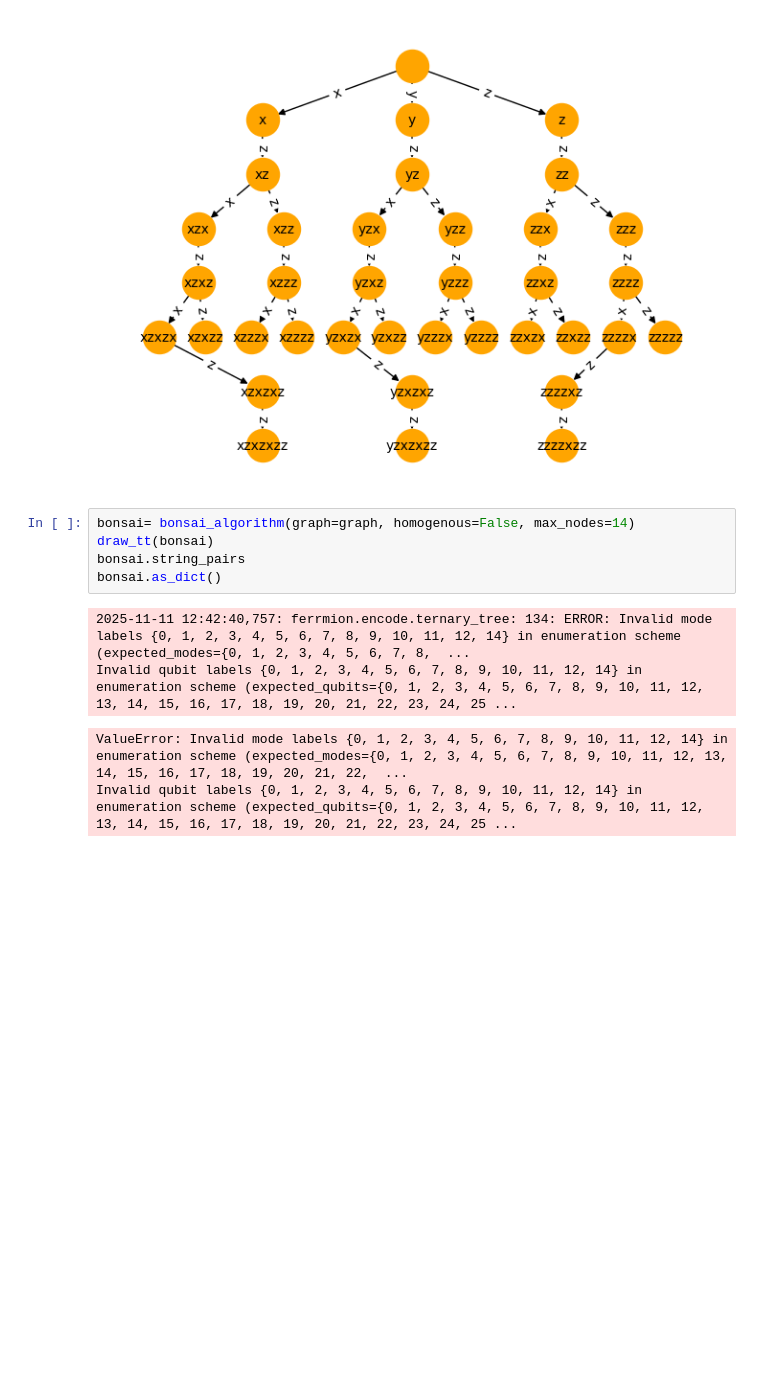
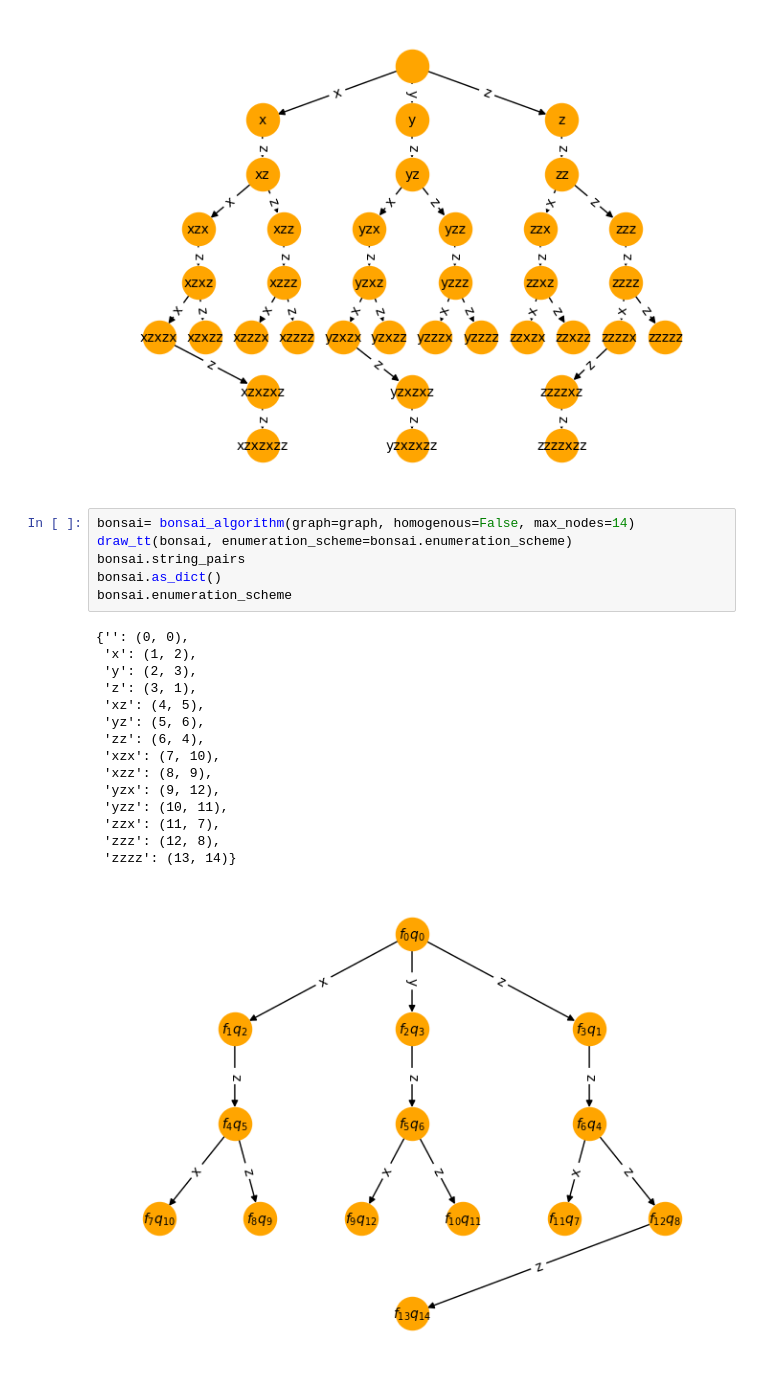
Before and after one commit to UCL-CCS/ferrmion, a Jupyter notebook: docs/source/notebooks/bonsai.ipynb, the cells around one changed output. Cells and saved outputs as stored; diff of their text form; blank space fills up the shorter version.

Commit message:
bonsai for different devices

```diff
--- a/docs/source/notebooks/bonsai.ipynb
+++ b/docs/source/notebooks/bonsai.ipynb
@@ -189,11 +189,23 @@ bonsai.as_dict()
 [figure]
 # %%
 bonsai= bonsai_algorithm(graph=graph, homogenous=False, max_nodes=14)
-draw_tt(bonsai)
+draw_tt(bonsai, enumeration_scheme=bonsai.enumeration_scheme)
 bonsai.string_pairs
 bonsai.as_dict()
+bonsai.enumeration_scheme
 # %% [output]
-2025-11-11 12:42:40,757: ferrmion.encode.ternary_tree: 134: ERROR: Invalid mode labels {0, 1, 2, 3, 4, 5, 6, 7, 8, 9, 10, 11, 12, 14} in enumeration scheme (expected_modes={0, 1, 2, 3, 4, 5, 6, 7, 8,  ...
-Invalid qubit labels {0, 1, 2, 3, 4, 5, 6, 7, 8, 9, 10, 11, 12, 14} in enumeration scheme (expected_qubits={0, 1, 2, 3, 4, 5, 6, 7, 8, 9, 10, 11, 12, 13, 14, 15, 16, 17, 18, 19, 20, 21, 22, 23, 24, 25 ...
+{'': (0, 0),
+ 'x': (1, 2),
+ 'y': (2, 3),
+ 'z': (3, 1),
+ 'xz': (4, 5),
+ 'yz': (5, 6),
+ 'zz': (6, 4),
+ 'xzx': (7, 10),
+ 'xzz': (8, 9),
+ 'yzx': (9, 12),
+ 'yzz': (10, 11),
+ 'zzx': (11, 7),
+ 'zzz': (12, 8),
+ 'zzzz': (13, 14)}
-ValueError: Invalid mode labels {0, 1, 2, 3, 4, 5, 6, 7, 8, 9, 10, 11, 12, 14} in enumeration scheme (expected_modes={0, 1, 2, 3, 4, 5, 6, 7, 8, 9, 10, 11, 12, 13, 14, 15, 16, 17, 18, 19, 20, 21, 22,  ...
-Invalid qubit labels {0, 1, 2, 3, 4, 5, 6, 7, 8, 9, 10, 11, 12, 14} in enumeration scheme (expected_qubits={0, 1, 2, 3, 4, 5, 6, 7, 8, 9, 10, 11, 12, 13, 14, 15, 16, 17, 18, 19, 20, 21, 22, 23, 24, 25 ...
+[figure, added]
```
Also changed, not shown: parts of 4 cells of this notebook, 2 other files.
